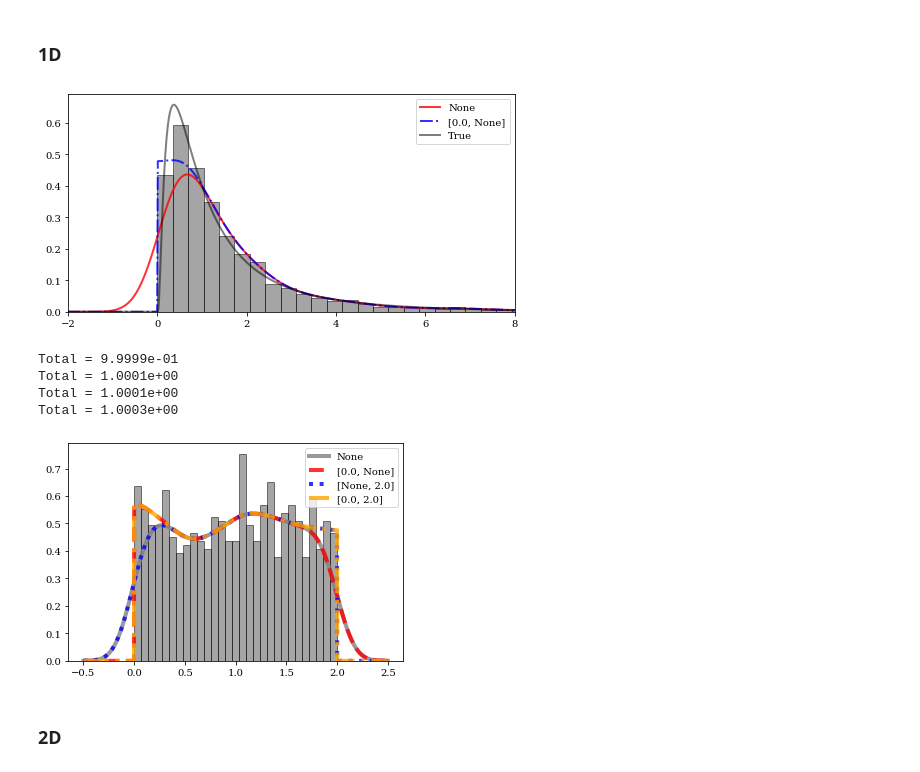
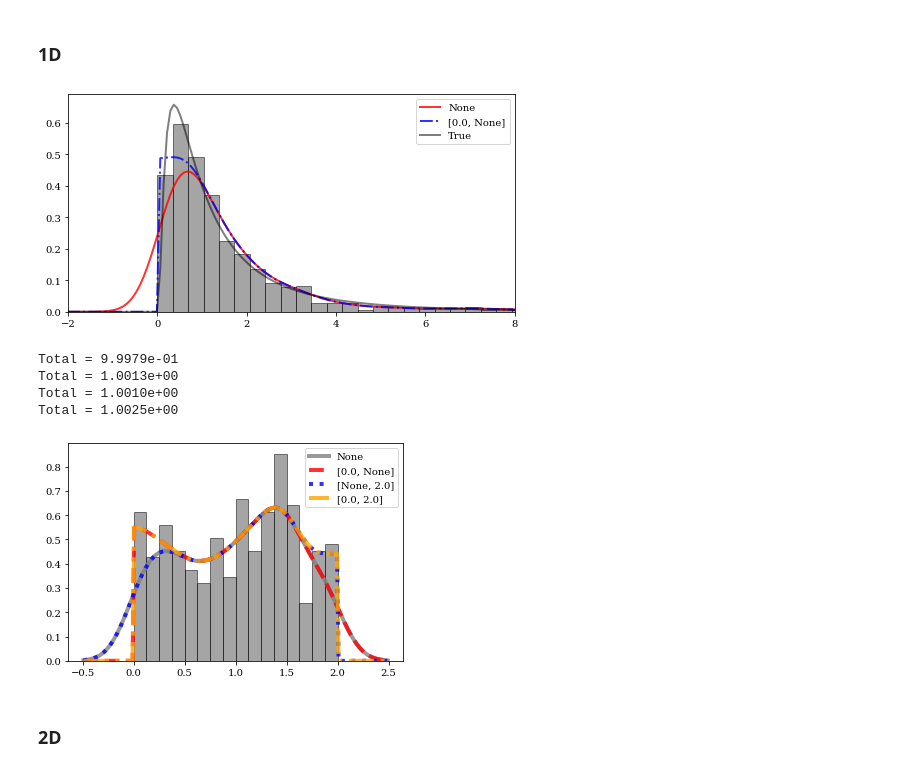
Before and after one commit to lzkelley/kalepy, a Jupyter notebook: notebooks/kde.ipynb, the cells around one changed output. Cells and saved outputs as stored; diff of their text form; code cells hidden in the pictures.

```diff
--- a/notebooks/kde.ipynb
+++ b/notebooks/kde.ipynb
@@ -41,7 +41,7 @@ def save_fig(fig, fname, **kwargs):
 ## Different bandwidths per variable
 # %%
 np.random.seed(9235)
-NUM = 1000
+NUM = 200
 a1 = np.random.normal(6.0, 1.0, NUM//2)
 a2 = np.random.lognormal(0, 0.5, size=NUM//2)
 aa = np.concatenate([a1, a2])
@@ -49,7 +49,7 @@ aa = np.concatenate([a1, a2])
 bb = np.random.normal(3.0, 0.02, NUM) + aa/100
 
 data = [aa, bb]
-edges = [kale.utils.spacing(dd, 'lin', 100, stretch=1.0) for dd in data]
+edges = [kale.utils.spacing(dd, 'lin', np.sqrt(NUM), stretch=1.0) for dd in data]
 cents = [kale.utils.midpoints(ee, 'lin') for ee in edges]
 
 xe, ye = np.meshgrid(*edges, indexing='ij')
@@ -80,5 +80,5 @@ nbshow()
 # %%
-NUM = 2000
+NUM = 200
 a1 = np.random.normal(6.0, 1.0, NUM//2)
 a2 = np.random.lognormal(0, 0.5, size=NUM//2)
 aa = np.concatenate([a1, a2])
@@ -86,7 +86,7 @@ aa = np.concatenate([a1, a2])
 bb = np.random.normal(3.0, 0.02, NUM) + aa/100
 
 data = [aa, bb]
-edges = [kale.utils.spacing(dd, 'lin', 30, stretch=1.0) for dd in data]
+edges = [kale.utils.spacing(dd, 'lin', np.sqrt(NUM), stretch=1.0) for dd in data]
 cents = [kale.utils.midpoints(ee, 'lin') for ee in edges]
 
 xe, ye = np.meshgrid(*edges, indexing='ij')
@@ -117,7 +121,7 @@ nbshow()
 ## Keep Dimensions in Resample
 # %%
 np.random.seed(9235)
-NUM = 1000
+NUM = 200
 a1 = np.random.normal(6.0, 1.0, NUM//2)
 # a2 = np.random.lognormal(0, 0.5, size=NUM//2)
 a2 = np.random.lognormal(1.0, 0.5, size=NUM//2)
@@ -126,7 +130,7 @@ aa = np.concatenate([a1, a2])
 bb = np.random.normal(3.0, 0.02, NUM) + aa/100
 
 data = [aa, bb]
-edges = [kale.utils.spacing(dd, 'lin', 100, stretch=1.0) for dd in data]
+edges = [kale.utils.spacing(dd, 'lin', np.sqrt(NUM), stretch=1.0) for dd in data]
 kde2d = kale.KDE(data)
 
 
@@ -243,13 +247,13 @@ WARNING:root:Recommend rescaling input data, or using a diagonal covariance matr
 ### 1D
 # %%
 np.random.seed(5142)
-NUM = 3000
+NUM = 1000
 aa = np.random.lognormal(size=NUM)
 # aa = aa[aa < 10.0]
 
 extr = [0.0, 10.0]
 edges = kale.utils.spacing(extr, 'lin', 30)
-grid = kale.utils.spacing(extr, 'lin', 1000, stretch=0.5)
+grid = kale.utils.spacing(extr, 'lin', 200, stretch=0.5)
 
 fig, ax = plt.subplots(figsize=[8, 4])
 
@@ -272,41 +276,41 @@ ax.set_xlim([-2, 8])
 plt.legend()
 nbshow()
 # %% [output]
-[figure, old version]
+[figure, new version]
 # %%
 np.random.seed(124)
-NUM = 1000
+NUM = 300
 extr = [0.0, 2.0]
 aa = np.random.uniform(*extr, NUM)
 
-edges = kale.utils.spacing(extr, 'lin', 30)
-egrid = kale.utils.spacing(extr, 'lin', 2000, stretch=0.5)
+edges = kale.utils.spacing(extr, 'lin', np.sqrt(NUM))
+egrid = kale.utils.spacing(extr, 'lin', 200, stretch=0.5)
 cgrid = kale.utils.midpoints(egrid, 'lin')
 delta = np.diff(egrid)
 fig, ax = plt.subplots()
 
 ax.hist(aa, bins=edges, alpha=0.5, color='0.3', edgecolor='k', density=True)
 
 boundaries = [None, [0.0, None], [None, 2.0], extr]
 lines = ['-', '--', ':', '-.']
 colors = ['0.5', 'red', 'blue', 'orange']
 for bnd, cc, ls in zip(boundaries, colors, lines):
     kde = kale.KDE(aa)
     pdf = kde.pdf(cgrid, reflect=bnd)
     ax.plot(cgrid, pdf, color=cc, ls=ls, lw=4.0, alpha=0.8, label=str(bnd))
 
     tot = np.sum(pdf * delta)
     print("Total = {:.4e}".format(tot))
     assert np.isclose(tot, 1.0, rtol=1e-2), "Unitarity is violated!"
 
 plt.legend()
 nbshow()
 # %% [output]
-Total = 9.9999e-01
-Total = 1.0001e+00
-Total = 1.0001e+00
-Total = 1.0003e+00
+Total = 9.9979e-01
+Total = 1.0013e+00
+Total = 1.0010e+00
+Total = 1.0025e+00
-[figure, old version]
+[figure, new version]
 # %%
 # np.random.seed(124)
 # NUM = 1000
```
Also changed, not shown: parts of 13 cells of this notebook, 1 other file.
